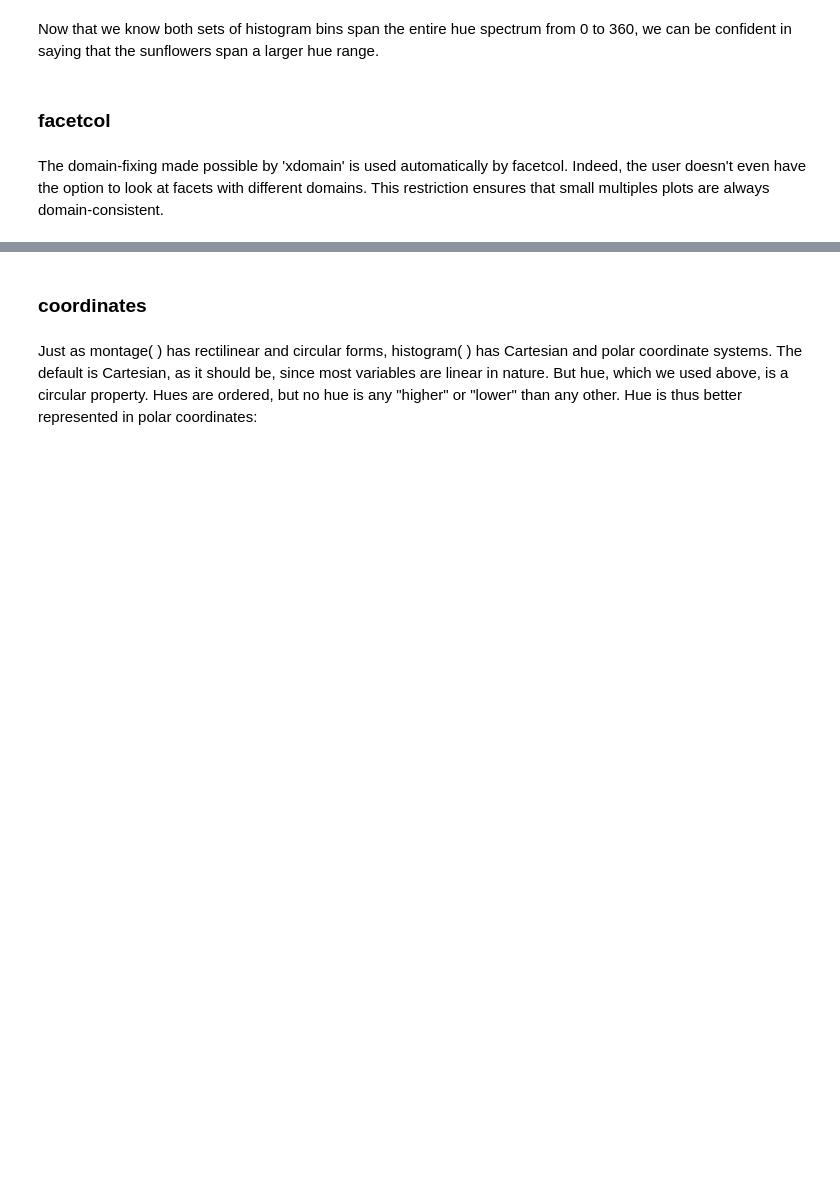
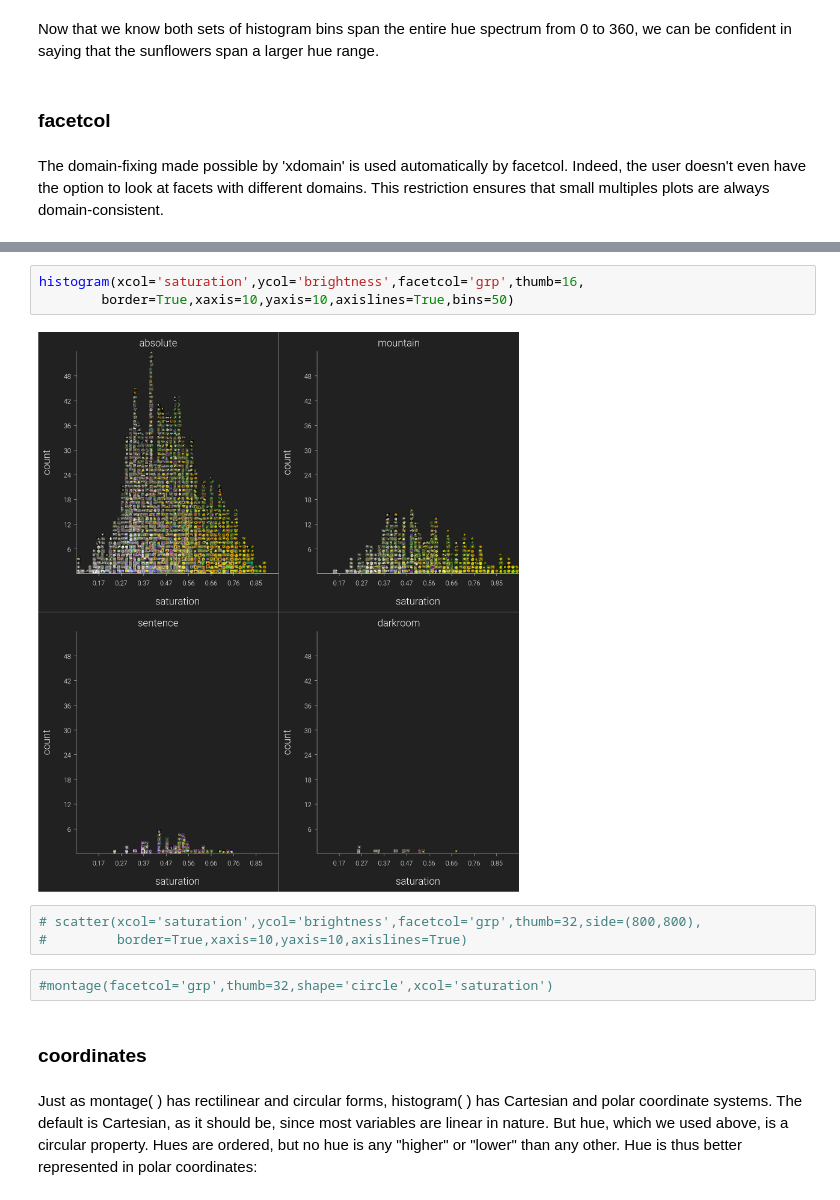
Before and after one commit to damoncrockett/ivpy, a Jupyter notebook: src/tutorial3_histogram.ipynb, the cells around one changed output, grey strips where cells are left out. Drawn from its saved outputs; the diff is of its cells as text; blank space fills up the shorter version.

```diff
--- a/src/tutorial3_histogram.ipynb
+++ b/src/tutorial3_histogram.ipynb
@@ -70,3 +83,13 @@ histogram('hue',facetcol='flowername')
+# %%
+histogram(xcol='saturation',ycol='brightness',facetcol='grp',thumb=16,
+        border=True,xaxis=10,yaxis=10,axislines=True,bins=50)
+# %% [output]
+[figure, added]
+# %%
+# scatter(xcol='saturation',ycol='brightness',facetcol='grp',thumb=32,side=(800,800),
+#         border=True,xaxis=10,yaxis=10,axislines=True)
+# %%
+#montage(facetcol='grp',thumb=32,shape='circle',xcol='saturation')
 # %% [markdown]
 ### coordinates
 # %% [markdown]
```
Also changed, not shown: parts of 18 cells of this notebook, 3 other files.
